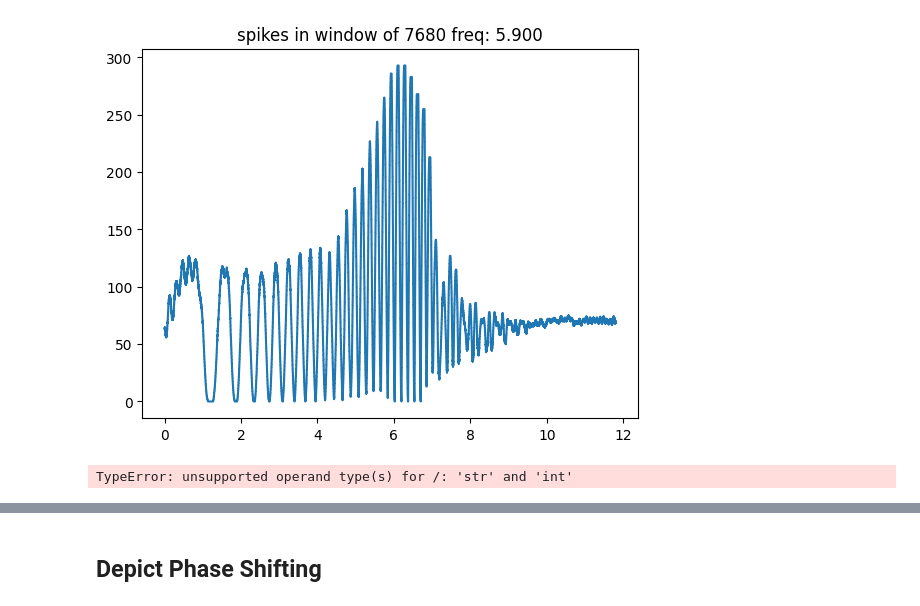
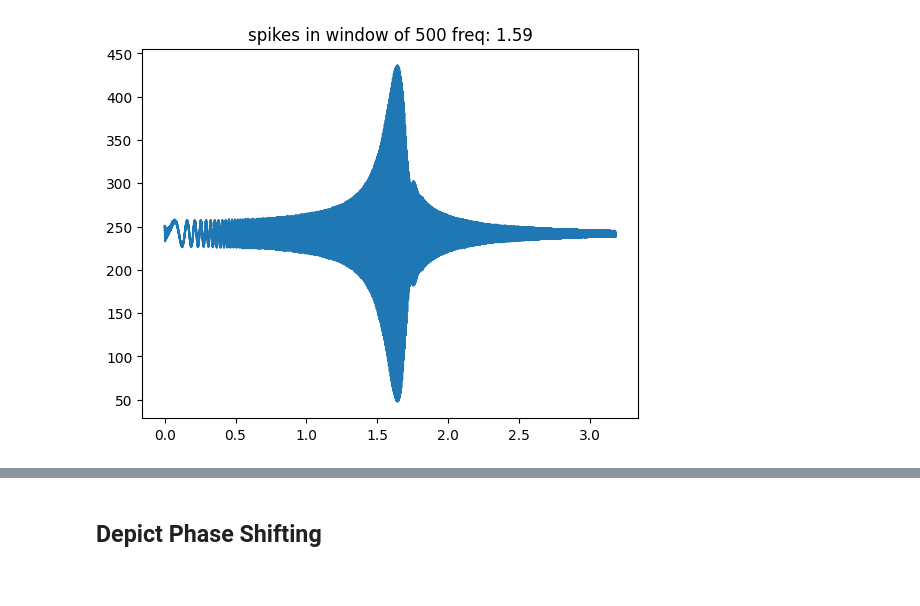
Before and after one commit to yakir4123/SNN-SCTN, a Jupyter notebook: notebooks/resonator_test_sine.ipynb, the cells around one changed output, grey strips where cells are left out. Cells and saved outputs as stored; diff of their text form; code cells hidden in the pictures.

```diff
--- a/notebooks/resonator_test_sine.ipynb
+++ b/notebooks/resonator_test_sine.ipynb
@@ -15,9 +15,13 @@ def resonator_output_spikes_on_chirp(
         clk_freq,
         save_figure=False,
         neurons_log_potentials=None,
-        neurons_log_spikes=None
+        neurons_log_spikes=None,
+        step=None,
 ):
-    my_resonator = create_excitatory_inhibitory_resonator(freq0=freq0, clk_freq=clk_freq)
+    my_resonator = trained_resonator(
+        freq0=float(freq0),
+        filters_folder='filters4_xi0'
+    )
     neurons_log_potentials = neurons_log_potentials or []
     for i in neurons_log_potentials:
         my_resonator.log_membrane_potential(i)
@@ -28,20 +32,18 @@ def resonator_output_spikes_on_chirp(
 
     start_freq = 0
     spectrum = 2 * float(freq0)
-    test_size = int(spectrum * clk_freq)
-    spikes_neuron = my_resonator.neurons[-1]
+    step = step or 1/clk_freq
+    test_size = int(spectrum / step)
 
-    spikes_neuron.membrane_sample_max_window = np.zeros(1).astype('float32')
     test_resonator_on_chirp(
         my_resonator,
         start_freq=start_freq,
-        step=1/clk_freq,
+        step=step,
         test_size=test_size,
         clk_freq=clk_freq
     )
 
     for i in neurons_log_potentials:
-        spikes_neuron = my_resonator.neurons[i]
         membrane_neuron = my_resonator.neurons[i]
         y_membrane = membrane_neuron.membrane_potential_graph()
         x = np.linspace(start_freq, start_freq + spectrum, len(y_membrane))
@@ -49,12 +51,12 @@ def resonator_output_spikes_on_chirp(
         plt.plot(x, y_membrane)
         plt.show()
 
+    spikes_window_size = 500
     for i in neurons_log_spikes:
         spikes_neuron = my_resonator.neurons[i]
         y_events = spikes_neuron.out_spikes()
         y_spikes = np.zeros(y_events[-1] + 1)
         y_spikes[y_events] = 1
-        spikes_window_size = clk_freq//10
         y_spikes = np.convolve(y_spikes, np.ones(spikes_window_size, dtype=int), 'valid')
         x = np.linspace(start_freq, start_freq + spectrum, len(y_spikes))
         plt.title(f'spikes in window of {spikes_window_size} freq: {freq0}')
@@ -65,7 +67,7 @@ def resonator_output_spikes_on_chirp(
             plt.plot(x, y_spikes)
             plt.show()
 # %%
-resonator_output_spikes_on_chirp(freq0='5.900', clk_freq=76800, neurons_log_spikes=[-1])
+resonator_output_spikes_on_chirp(freq0=1.59, clk_freq=15360, step=1/1536000, neurons_log_spikes=[-1])
 # %% [output]
-[figure, old version]
+[figure, new version]
 # %%
@@ -112,7 +112,3 @@ def plot_resonator_on_freq(signal_freq, clk_freq, resonator_freq, duration=2, sh
         plt.show()
 
     return my_resonator
-# %%
-plot_resonator_on_freq(5.9, clk_freq=76800, resonator_freq='5.900')
-# %% [output]
-TypeError: unsupported operand type(s) for /: 'str' and 'int'
```
Also changed, not shown: parts of 14 cells of this notebook, 3 other files.
